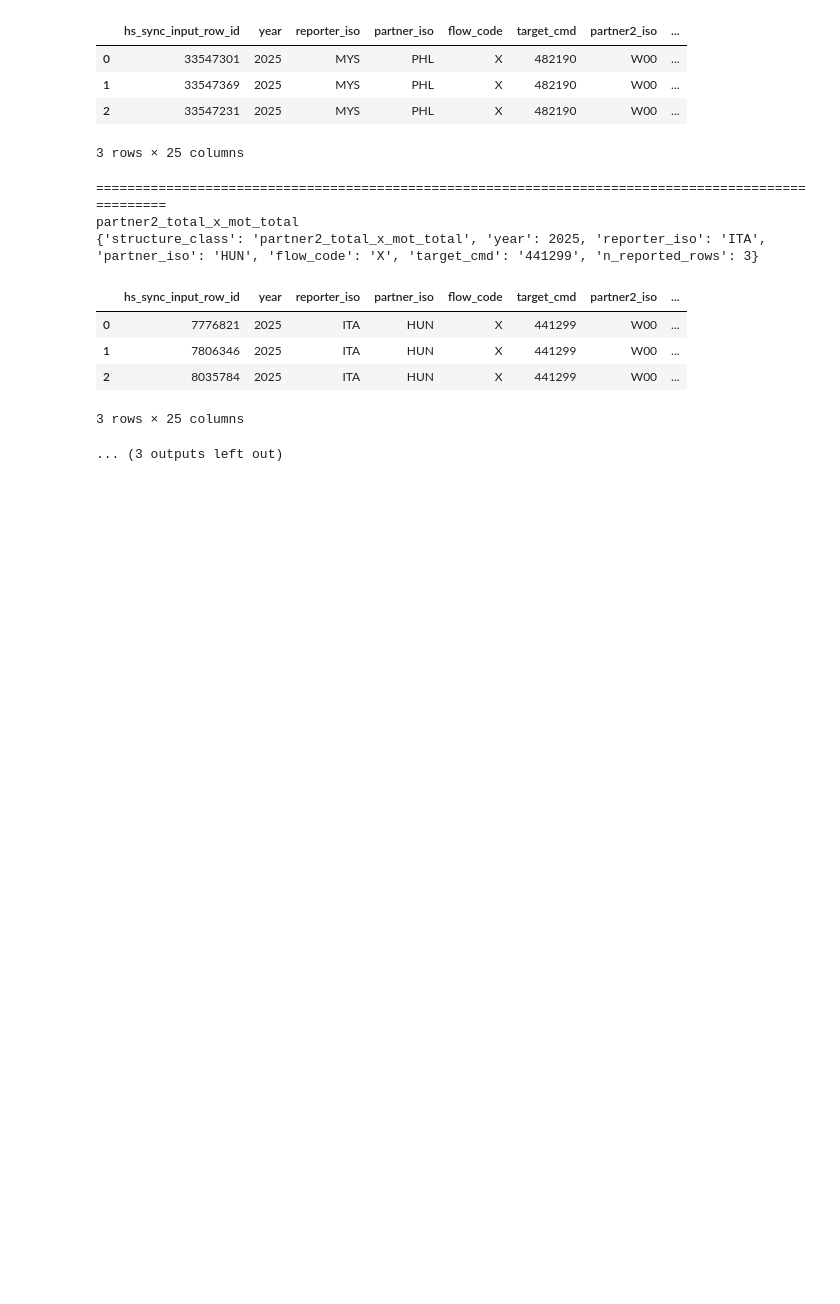
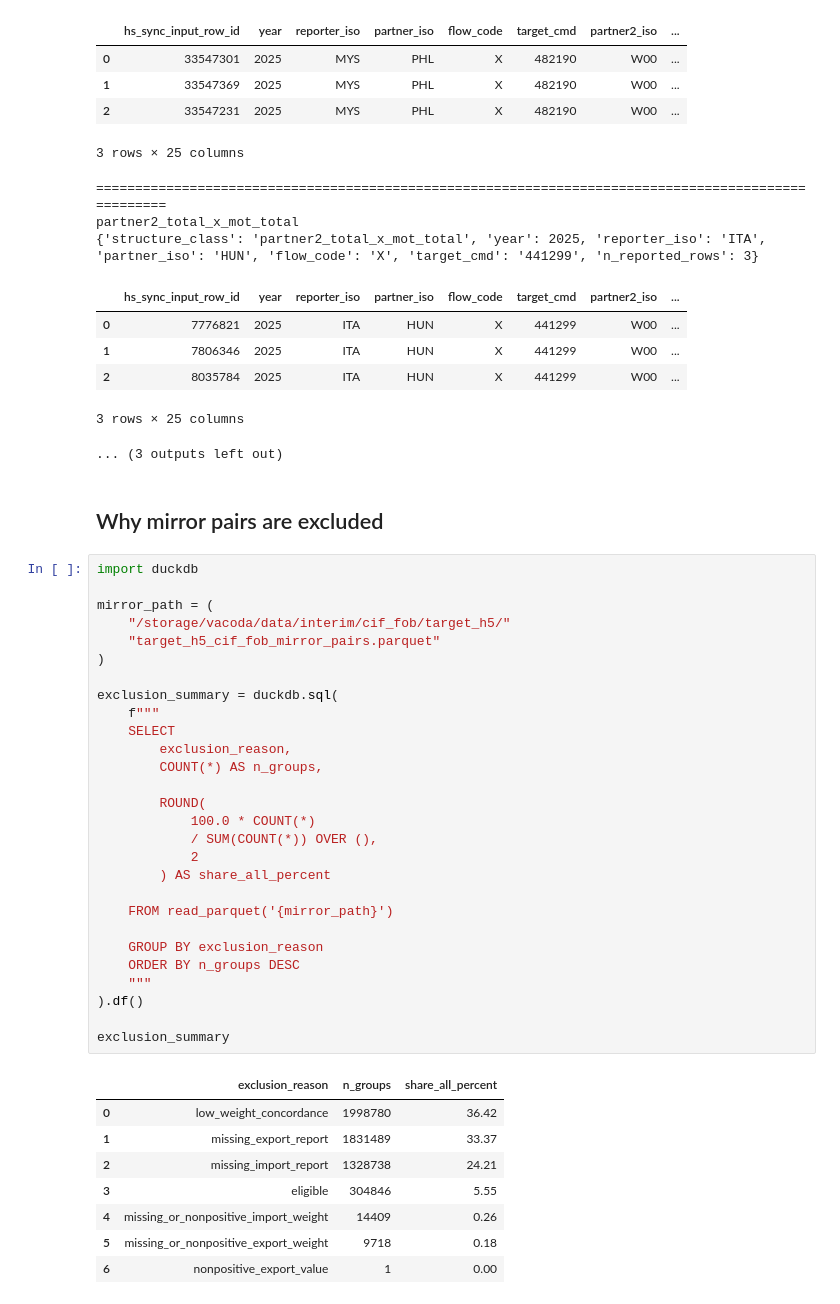
Before and after one commit to TI-ForestProductsMarkets/vacoda, a Jupyter notebook: notebooks/09_hs_sync_output_inspection.ipynb, the cells around one changed output. Drawn from its saved outputs; the diff is of its cells as text; blank space fills up the shorter version.

```diff
--- a/notebooks/09_hs_sync_output_inspection.ipynb
+++ b/notebooks/09_hs_sync_output_inspection.ipynb
@@ -2548,3 +2548,42 @@ partner2_total_x_mot_total
 | 2 | 8035784 | 2025 | ITA | HUN | X | 441299 | W00 | ... |
 3 rows × 25 columns
 ... (3 outputs left out)
+# %% [markdown]
+## Why mirror pairs are excluded
+# %%
+import duckdb
+
+mirror_path = (
+    "/storage/vacoda/data/interim/cif_fob/target_h5/"
+    "target_h5_cif_fob_mirror_pairs.parquet"
+)
+
+exclusion_summary = duckdb.sql(
+    f"""
+    SELECT
+        exclusion_reason,
+        COUNT(*) AS n_groups,
+
+        ROUND(
+            100.0 * COUNT(*)
+            / SUM(COUNT(*)) OVER (),
+            2
+        ) AS share_all_percent
+
+    FROM read_parquet('{mirror_path}')
+
+    GROUP BY exclusion_reason
+    ORDER BY n_groups DESC
+    """
+).df()
+
+exclusion_summary
+# %% [output]
+|  | exclusion_reason | n_groups | share_all_percent |
+| 0 | low_weight_concordance | 1998780 | 36.42 |
+| 1 | missing_export_report | 1831489 | 33.37 |
+| 2 | missing_import_report | 1328738 | 24.21 |
+| 3 | eligible | 304846 | 5.55 |
+| 4 | missing_or_nonpositive_import_weight | 14409 | 0.26 |
+| 5 | missing_or_nonpositive_export_weight | 9718 | 0.18 |
+| 6 | nonpositive_export_value | 1 | 0.00 |
```
Also changed, not shown: parts of 7 cells of this notebook, 9 other files.
